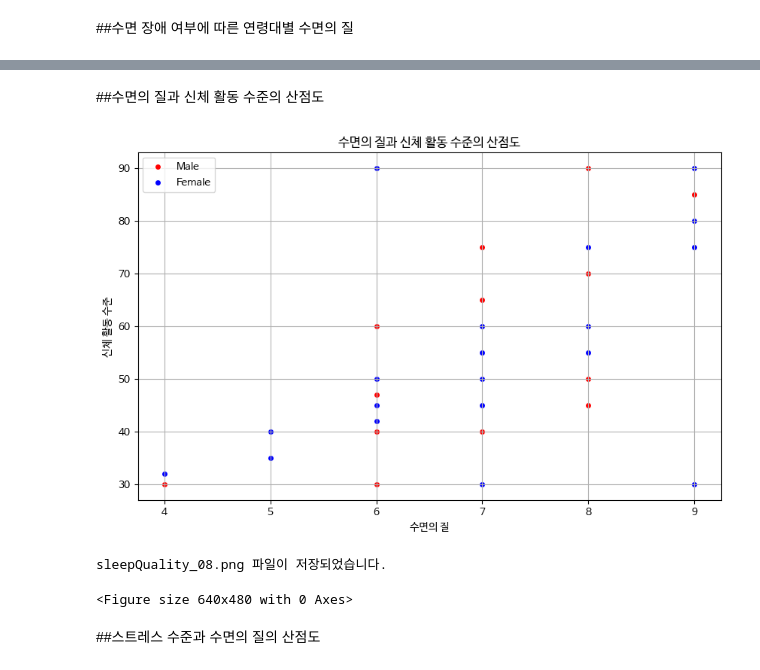
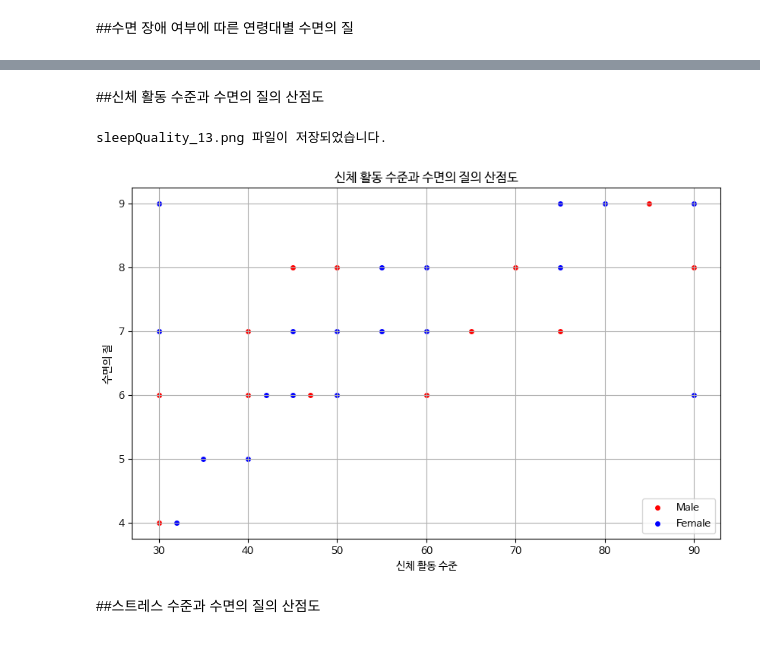
Before and after one commit to yslle/DataProcessingProgramming, a Jupyter notebook: hw2/20201001.ipynb, the cells around one changed output, grey strips where cells are left out. Drawn from its saved outputs; the diff is of its cells as text; code cells hidden in the pictures.

```diff
--- a/hw2/20201001.ipynb
+++ b/hw2/20201001.ipynb
@@ -277,29 +287,28 @@ sleepQuality_07.png 파일이 저장되었습니다.
 # %% [markdown]
-##수면의 질과 신체 활동 수준의 산점도
+##신체 활동 수준과 수면의 질의 산점도
 # %%
 maledata = lifestyle_df[lifestyle_df['성별'] == 'Male']
 femaledata = lifestyle_df[lifestyle_df['성별'] == 'Female']
 
+male_physical = maledata['신체 활동 수준']
 male_sleep = maledata['수면의 질']
-male_physical = maledata['신체 활동 수준']
+female_physical = femaledata['신체 활동 수준']
 female_sleep = femaledata['수면의 질']
-female_physical = femaledata['신체 활동 수준']
 
 plt.figure(figsize=(10, 6))
-plt.scatter(male_sleep, male_physical, color='r', edgecolor='w', label='Male')
-plt.scatter(female_sleep, female_physical, color='b', edgecolor='w', label='Female')
+plt.scatter(male_physical, male_sleep, color='r', edgecolor='w', label='Male')
+plt.scatter(female_physical, female_sleep, color='b', edgecolor='w', label='Female')
 
-plt.xlabel('수면의 질')
-plt.ylabel('신체 활동 수준')
-plt.title('수면의 질과 신체 활동 수준의 산점도')
+plt.xlabel('신체 활동 수준')
+plt.ylabel('수면의 질')
+plt.title('신체 활동 수준과 수면의 질의 산점도')
 plt.legend()
 plt.grid()
-plt.show()
+#plt.show()
 FileSave()
 # %% [output]
+sleepQuality_13.png 파일이 저장되었습니다.
-[figure, old version]
+[figure, new version]
-sleepQuality_08.png 파일이 저장되었습니다.
-<Figure size 640x480 with 0 Axes>
 # %% [markdown]
 ##스트레스 수준과 수면의 질의 산점도
 # %%
```
Also changed, not shown: parts of 14 cells of this notebook.
